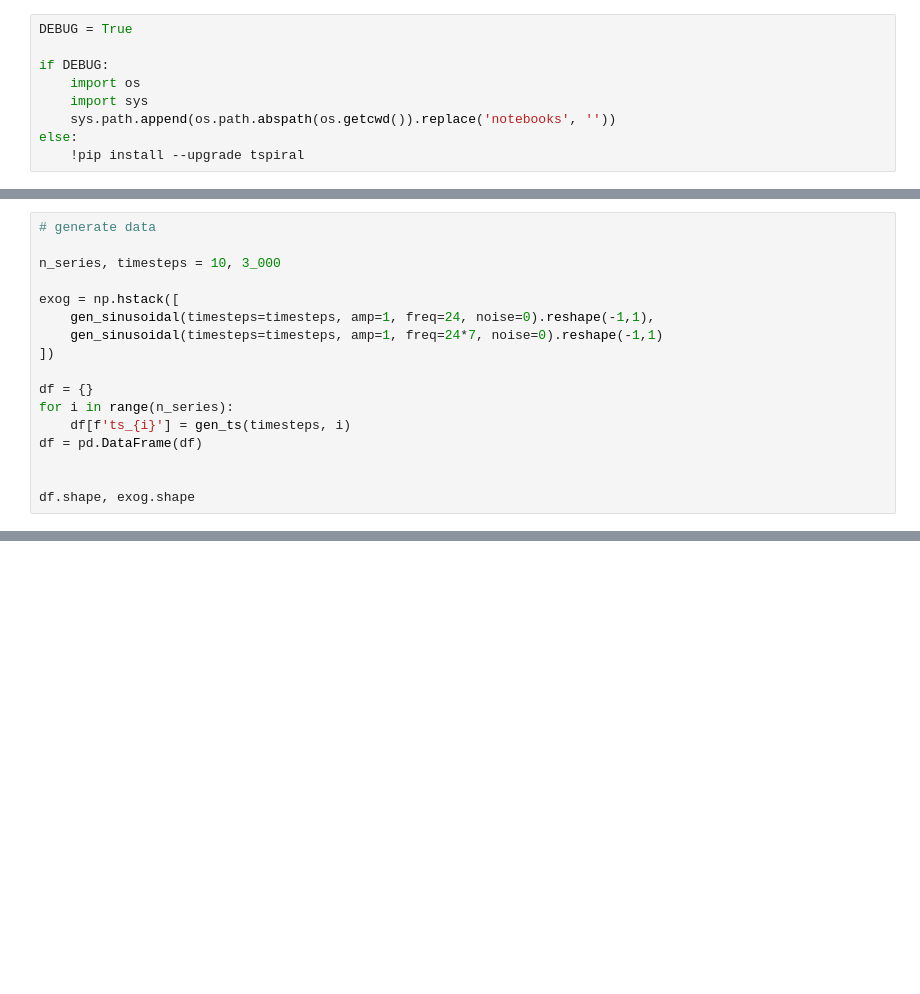
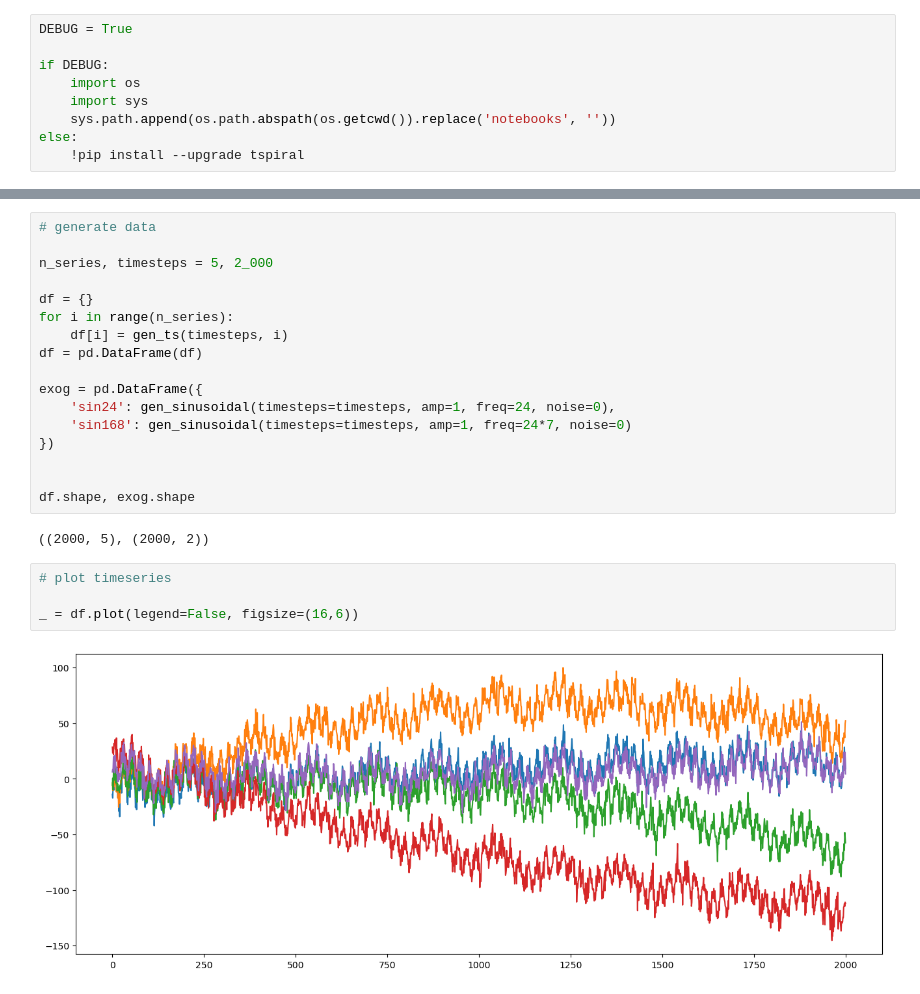
Before and after one commit to cerlymarco/tspiral, a Jupyter notebook: notebooks/direct-forecasting.ipynb, the cells around one changed output, grey strips where cells are left out. Drawn from its saved outputs; the diff is of its cells as text; blank space fills up the shorter version.

```diff
--- a/notebooks/direct-forecasting.ipynb
+++ b/notebooks/direct-forecasting.ipynb
@@ -41,17 +9,0 @@ def gen_ts(timesteps, random_state=0):
-# %%
-# generate data
-
-n_series, timesteps = 10, 3_000
-
-exog = np.hstack([
-    gen_sinusoidal(timesteps=timesteps, amp=1, freq=24, noise=0).reshape(-1,1),
-    gen_sinusoidal(timesteps=timesteps, amp=1, freq=24*7, noise=0).reshape(-1,1)
-])
-
-df = {}
-for i in range(n_series):
-    df[f'ts_{i}'] = gen_ts(timesteps, i)
-df = pd.DataFrame(df)
-
-
-df.shape, exog.shape
@@ -503,0 +43,25 @@ model.best_params_, model.best_estimator_.score(np.arange(len(y_test)), y_test[t
+# %%
+# generate data
+
+n_series, timesteps = 5, 2_000
+
+df = {}
+for i in range(n_series):
+    df[i] = gen_ts(timesteps, i)
+df = pd.DataFrame(df)
+
+exog = pd.DataFrame({
+    'sin24': gen_sinusoidal(timesteps=timesteps, amp=1, freq=24, noise=0),
+    'sin168': gen_sinusoidal(timesteps=timesteps, amp=1, freq=24*7, noise=0)
+})
+
+
+df.shape, exog.shape
+# %% [output]
+((2000, 5), (2000, 2))
+# %%
+# plot timeseries
+
+_ = df.plot(legend=False, figsize=(16,6))
+# %% [output]
+[figure, added]
```
Also changed, not shown: parts of 61 cells of this notebook, 9 other files.
